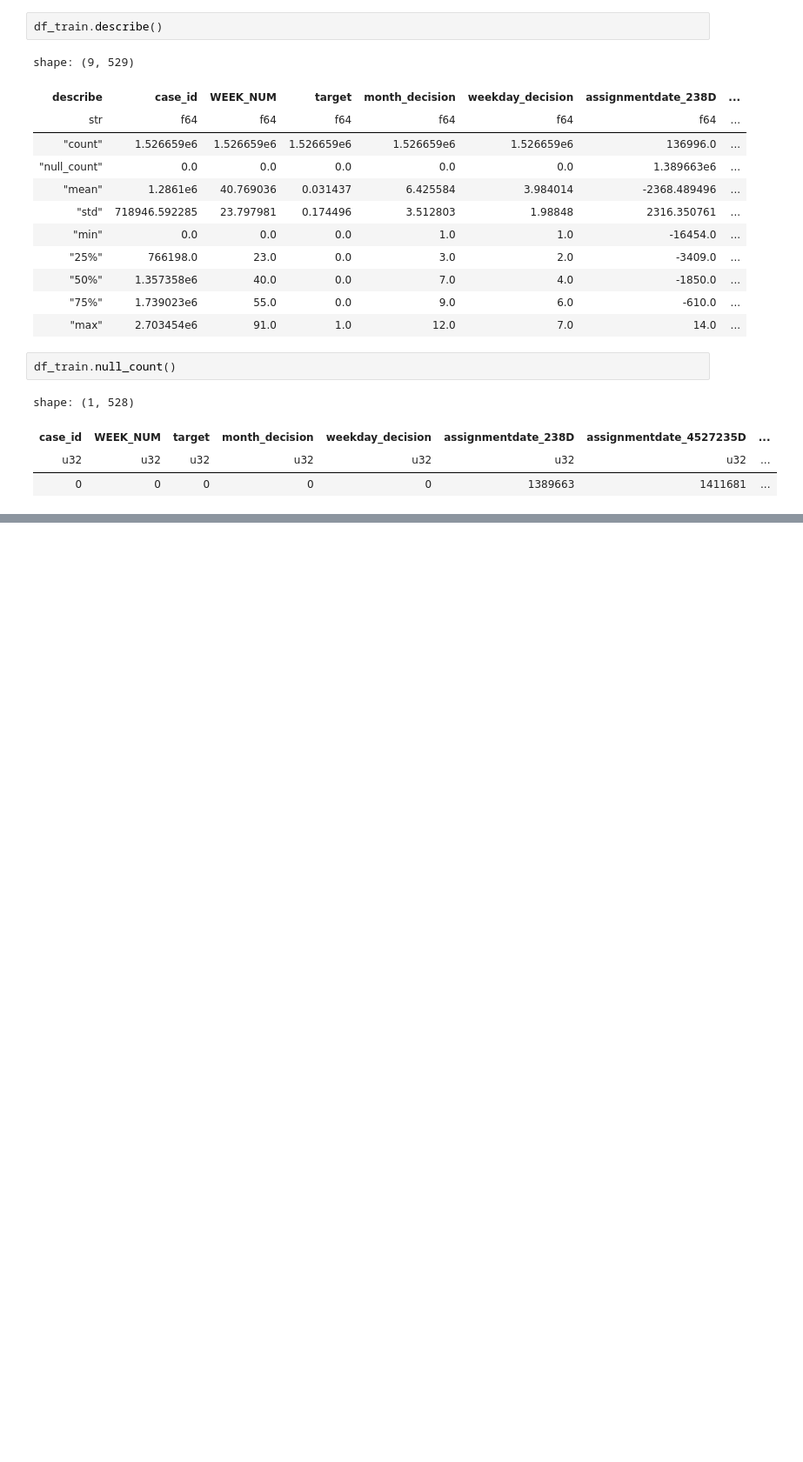
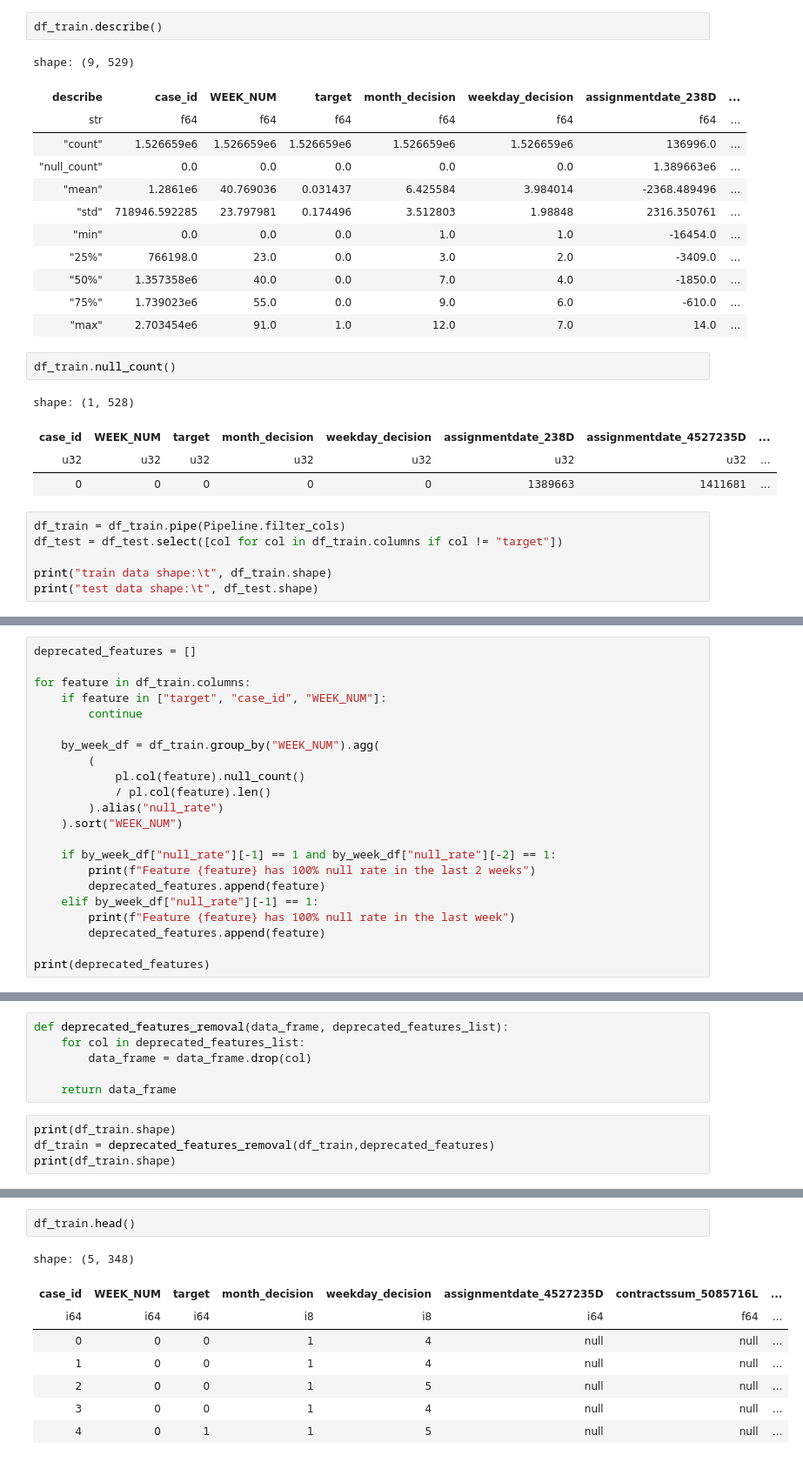
Before and after one commit to ChiragB254/Kaggle-Notebooks, a Jupyter notebook: home-credit-ml-ann-model.ipynb, the cells around one changed output, grey strips where cells are left out. Shown at 87% size. Drawn from its saved outputs; the diff is of its cells as text; blank space fills up the shorter version.

```diff
--- a/home-credit-ml-ann-model.ipynb
+++ b/home-credit-ml-ann-model.ipynb
@@ -292,3 +292,9 @@ shape: (1, 528)
 | case_id | WEEK_NUM | target | month_decision | weekday_decision | assignmentdate_238D | assignmentdate_4527235D | ... |
 | u32 | u32 | u32 | u32 | u32 | u32 | u32 | ... |
 | 0 | 0 | 0 | 0 | 0 | 1389663 | 1411681 | ... |
+# %%
+df_train = df_train.pipe(Pipeline.filter_cols)
+df_test = df_test.select([col for col in df_train.columns if col != "target"])
+
+print("train data shape:\t", df_train.shape)
+print("test data shape:\t", df_test.shape)
@@ -294,0 +304,22 @@ shape: (1, 528)
+# %%
+deprecated_features = []
+
+for feature in df_train.columns:
+    if feature in ["target", "case_id", "WEEK_NUM"]:
+        continue
+
+    by_week_df = df_train.group_by("WEEK_NUM").agg(
+        (
+            pl.col(feature).null_count()
+            / pl.col(feature).len()
+        ).alias("null_rate")
+    ).sort("WEEK_NUM")
+
+    if by_week_df["null_rate"][-1] == 1 and by_week_df["null_rate"][-2] == 1:
+        print(f"Feature {feature} has 100% null rate in the last 2 weeks")
+        deprecated_features.append(feature)
+    elif by_week_df["null_rate"][-1] == 1:
+        print(f"Feature {feature} has 100% null rate in the last week")
+        deprecated_features.append(feature)
+
+print(deprecated_features)
@@ -294,0 +348,10 @@ shape: (1, 528)
+# %%
+def deprecated_features_removal(data_frame, deprecated_features_list):
+    for col in deprecated_features_list:
+        data_frame = data_frame.drop(col)
+
+    return data_frame
+# %%
+print(df_train.shape)
+df_train = deprecated_features_removal(df_train,deprecated_features)
+print(df_train.shape)
@@ -294,0 +368,11 @@ shape: (1, 528)
+# %%
+df_train.head()
+# %% [output]
+shape: (5, 348)
+| case_id | WEEK_NUM | target | month_decision | weekday_decision | assignmentdate_4527235D | contractssum_5085716L | ... |
+| i64 | i64 | i64 | i8 | i8 | i64 | f64 | ... |
+| 0 | 0 | 0 | 1 | 4 | null | null | ... |
+| 1 | 0 | 0 | 1 | 4 | null | null | ... |
+| 2 | 0 | 0 | 1 | 5 | null | null | ... |
+| 3 | 0 | 0 | 1 | 4 | null | null | ... |
+| 4 | 0 | 1 | 1 | 5 | null | null | ... |
```
Also changed, not shown: parts of 19 cells of this notebook.
